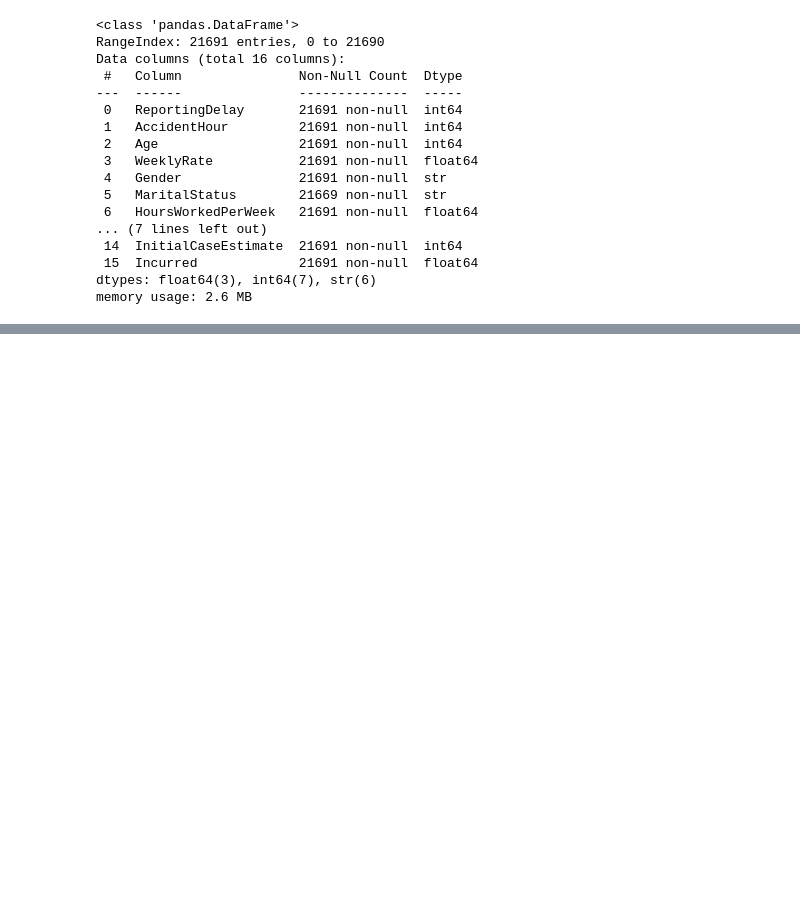
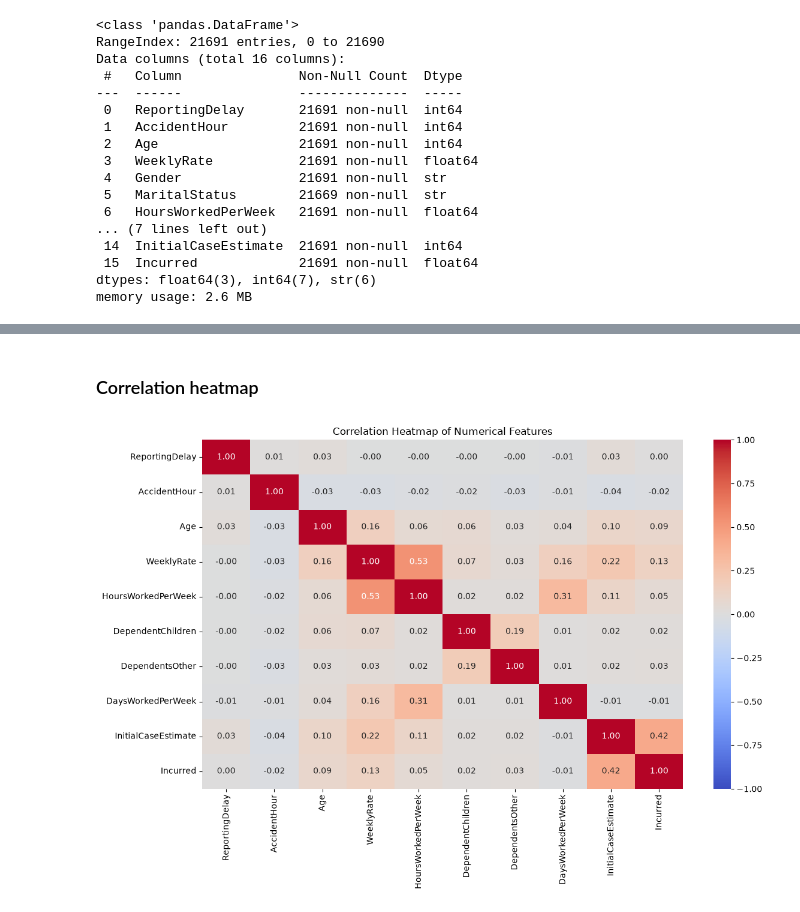
Before and after one commit to PerisN/Final_Capstone_Project, a Jupyter notebook: project.ipynb, the cells around one changed output, grey strips where cells are left out. Drawn from its saved outputs; the diff is of its cells as text; code cells hidden in the pictures; blank space fills up the shorter version.

```diff
--- a/project.ipynb
+++ b/project.ipynb
@@ -53,0 +391,25 @@ memory usage: 2.6 MB
+# %% [markdown]
+### Correlation heatmap
+# %%
+# Select numerical columns only
+num_df = df.select_dtypes(include='number')
+
+# Calculate correlations
+corr = num_df.corr()
+
+# Plot heatmap
+plt.figure(figsize=(12, 8))
+sns.heatmap(
+    corr,
+    annot=True,
+    cmap='coolwarm',
+    fmt='.2f',
+    vmin=-1,
+    vmax=1
+)
+
+plt.title('Correlation Heatmap of Numerical Features')
+plt.tight_layout()
+plt.show()
+# %% [output]
+[figure, added]
```
Also changed, not shown: parts of 61 cells of this notebook, 1 other file.
